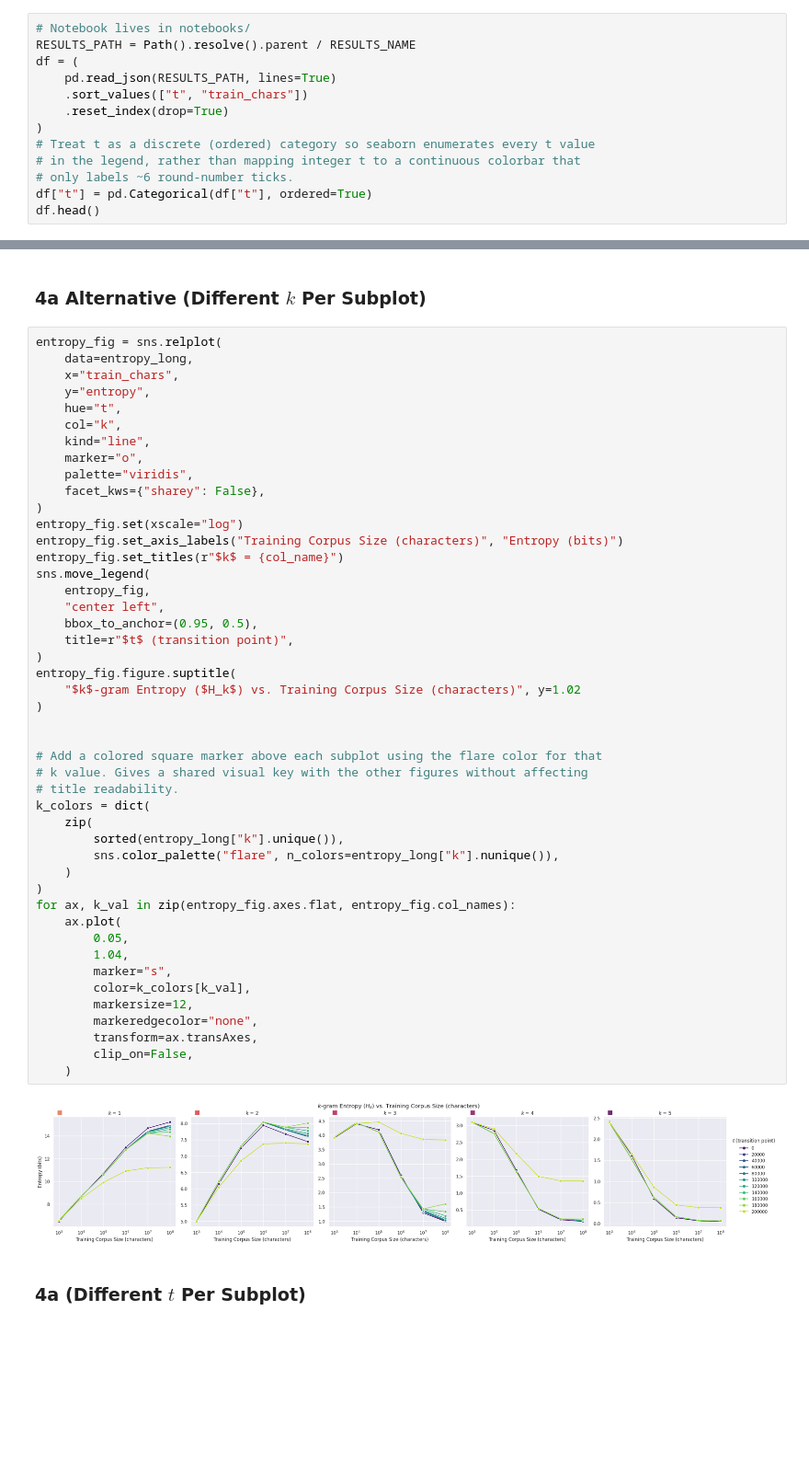
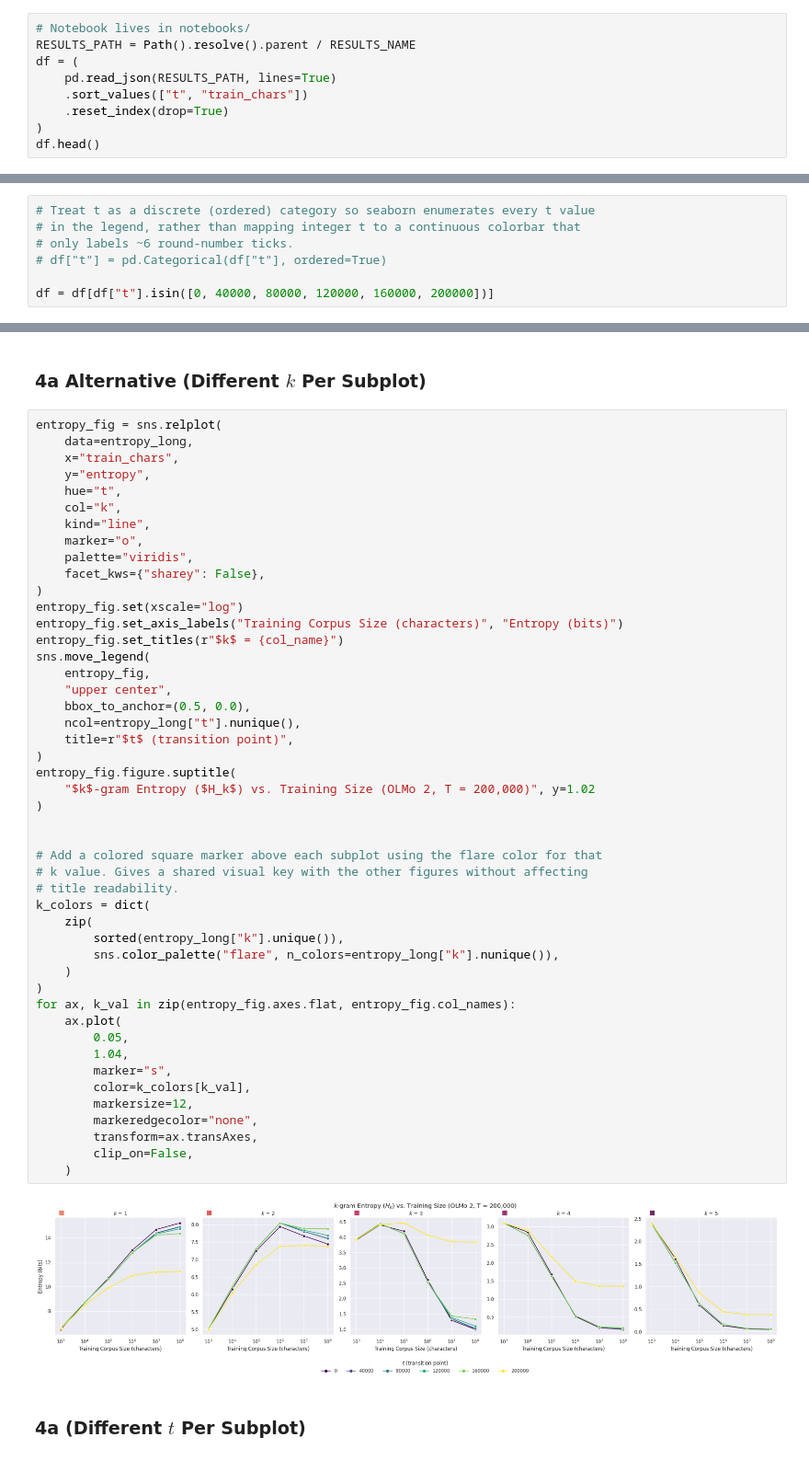
Before and after one commit to vincentczhou/cse493s-spring26-project, a Jupyter notebook: notebooks/figures.ipynb, the cells around one changed output, grey strips where cells are left out. Shown at 92% size. Saved outputs shown, nothing was run; the diff lists cells and outputs as text; blank space fills up the shorter version.

Commit message:
update figure style

```diff
--- a/notebooks/figures.ipynb
+++ b/notebooks/figures.ipynb
@@ -22,10 +22,6 @@ df = (
     .sort_values(["t", "train_chars"])
     .reset_index(drop=True)
 )
-# Treat t as a discrete (ordered) category so seaborn enumerates every t value
-# in the legend, rather than mapping integer t to a continuous colorbar that
-# only labels ~6 round-number ticks.
-df["t"] = pd.Categorical(df["t"], ordered=True)
 df.head()
 # %% [output]
 |  | cell | t | train_chars | test_chars | vocab_size | n_tokens | compression_ratio | H_1 | H_2 | ... |
@@ -37,3 +35,10 @@ df.head()
+# %%
+# Treat t as a discrete (ordered) category so seaborn enumerates every t value
+# in the legend, rather than mapping integer t to a continuous colorbar that
+# only labels ~6 round-number ticks.
+# df["t"] = pd.Categorical(df["t"], ordered=True)
+
+df = df[df["t"].isin([0, 40000, 80000, 120000, 160000, 200000])]
 # %% [markdown]
 ## 2. Figure 2: Compression Ratio vs Training Size
 
@@ -117,37 +121,38 @@ entropy_fig.set_axis_labels("Training Corpus Size (characters)", "Entropy (bits)
 entropy_fig.set_titles(r"$k$ = {col_name}")
 sns.move_legend(
     entropy_fig,
-    "center left",
-    bbox_to_anchor=(0.95, 0.5),
+    "upper center",
+    bbox_to_anchor=(0.5, 0.0),
+    ncol=entropy_long["t"].nunique(),
     title=r"$t$ (transition point)",
 )
 entropy_fig.figure.suptitle(
-    "$k$-gram Entropy ($H_k$) vs. Training Corpus Size (characters)", y=1.02
+    "$k$-gram Entropy ($H_k$) vs. Training Size (OLMo 2, T = 200,000)", y=1.02
 )
 
 
 # Add a colored square marker above each subplot using the flare color for that
 # k value. Gives a shared visual key with the other figures without affecting
 # title readability.
 k_colors = dict(
     zip(
         sorted(entropy_long["k"].unique()),
         sns.color_palette("flare", n_colors=entropy_long["k"].nunique()),
     )
 )
 for ax, k_val in zip(entropy_fig.axes.flat, entropy_fig.col_names):
     ax.plot(
         0.05,
         1.04,
         marker="s",
         color=k_colors[k_val],
         markersize=12,
         markeredgecolor="none",
         transform=ax.transAxes,
         clip_on=False,
     )
 # %% [output]
-[figure, old version]
+[figure, new version]
 # %% [markdown]
 ### 4a (Different $t$ Per Subplot)
 # %%
```
Also changed, not shown: parts of 8 cells of this notebook.
